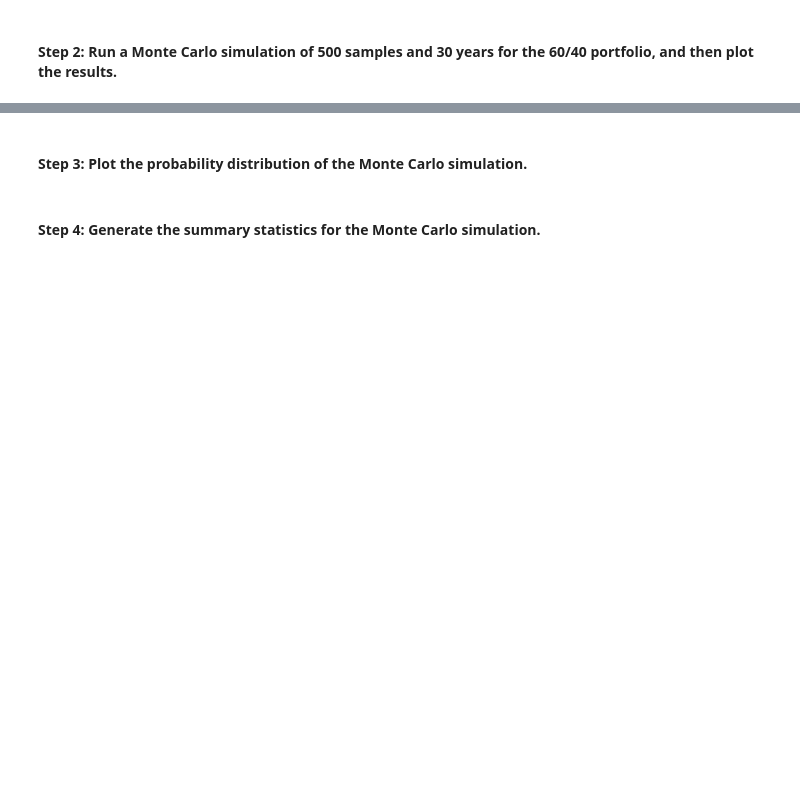
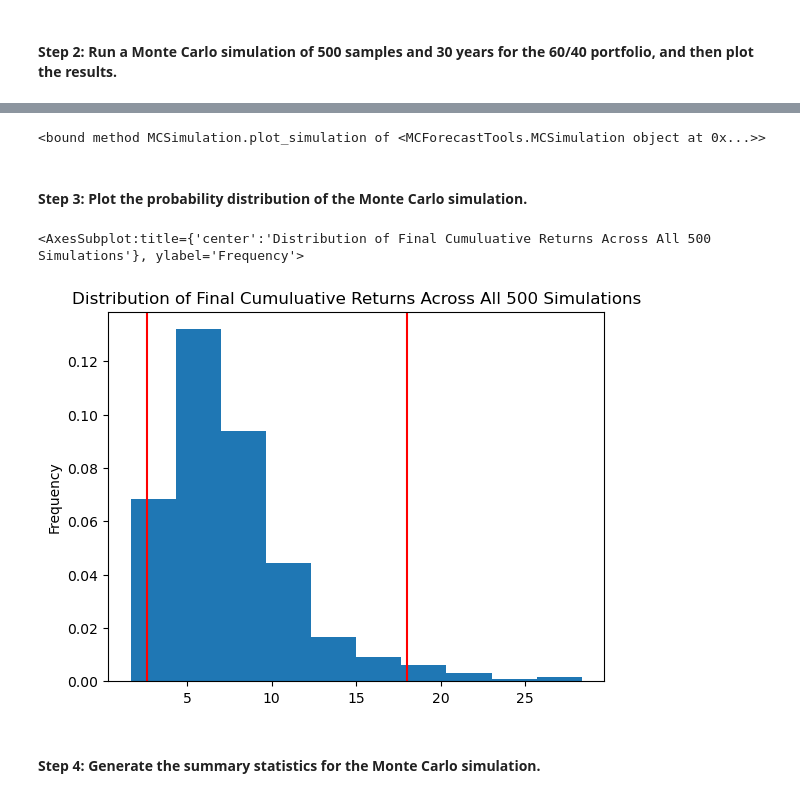
Before and after one commit to BubbaHexinator/Challenge_5, a Jupyter notebook: financial_planning_tools.ipynb, the cells around one changed output, grey strips where cells are left out. Drawn from its saved outputs; the diff is of its cells as text; code cells hidden in the pictures; blank space fills up the shorter version.

```diff
--- a/financial_planning_tools.ipynb
+++ b/financial_planning_tools.ipynb
@@ -479,22 +512,36 @@ In this section, you’ll use the MCForecastTools library to create a Monte Carl
 # %%
 # Set start and end dates of 3 years back from your current date
 # Alternatively, you can use an end date of 2020-08-07 and work 3 years back from that date
-# YOUR CODE HERE
-# YOUR CODE HERE
+start_date = pd.Timestamp("2017-08-07", tz="America/New_York").isoformat()
+end_date = pd.Timestamp("2020-08-07", tz="America/New_York").isoformat()
 # %%
 # Use the Alpaca get_bars function to make the API call to get the 3 years worth of pricing data
 # The tickers and timeframe parameters should have been set in Part 1 of this activity
 # The start and end dates should be updated with the information set above
 # Remember to add the df property to the end of the call so the response is returned as a DataFrame
-# YOUR CODE HERE
+three_year_close_prices = alpaca.get_bars(
+    tickers,
+    timeframe,
+    start=start_date,
+    end=end_date
+).df
+
+three_year_close_prices
 
 # Reorganize the DataFrame
 # Separate ticker data
-# YOUR CODE HERE
+SPY = three_year_close_prices[three_year_close_prices['symbol']=='SPY'].drop('symbol', axis=1)
+AGG = three_year_close_prices[three_year_close_prices['symbol']=='AGG'].drop('symbol', axis=1)
 
 # Concatenate the ticker DataFrames
-# YOUR CODE HERE
+close_prices_three_year_concat = pd.concat([SPY, AGG], axis=1, keys=["SPY", "AGG"])
 
 # Display both the first and last five rows of the DataFrame
-# YOUR CODE HERE
-# YOUR CODE HERE
+close_prices_three_year_concat
+
+
+# Set the tickers for both the bond and stock portion of the portfolio
+display(tickers)
+
+# Set timeframe to 1Day
+timeframe = "1Day"
@@ -501,10 +550,18 @@ In this section, you’ll use the MCForecastTools library to create a Monte Carl
 # %% [markdown]
 #### Step 2: Run a Monte Carlo simulation of 500 samples and 30 years for the 60/40 portfolio, and then plot the results.
 # %%
+from MCForecastTools import MCSimulation
+
 # Configure the Monte Carlo simulation to forecast 30 years cumulative returns
 # The weights should be split 40% to AGG and 60% to SPY.
 # Run 500 samples.
-# YOUR CODE HERE
+# Configure a Monte Carlo simulation to forecast five years cumulative returns
+MC_thirtyyear = MCSimulation(
+    portfolio_data = close_prices_three_year_concat,
+    weights = [.40,.60],
+    num_simulation = 500,
+    num_trading_days = 252*30
+)
 
 # Review the simulation input data
-# YOUR CODE HERE
+?MCSimulation
@@ -514,13 +620,23 @@ In this section, you’ll use the MCForecastTools library to create a Monte Carl
 # %%
 # Visualize the 30-year Monte Carlo simulation by creating an
-# overlay line plot
-# YOUR CODE HERE
+# Plot probability distribution and confidence interval
+
+MC_sim_thirtyyear_line_plot = MC_thirtyyear.plot_simulation
+
+MC_sim_thirtyyear_line_plot
+# %% [output]
+<bound method MCSimulation.plot_simulation of <MCForecastTools.MCSimulation object at 0x...>>
 # %% [markdown]
 #### Step 3: Plot the probability distribution of the Monte Carlo simulation.
 # %%
 # Visualize the probability distribution of the 30-year Monte Carlo simulation
 # by plotting a histogram
-# YOUR CODE HERE
+MC_sim_thirtyyear_dist_plot = MC_thirtyyear.plot_distribution()
+
+MC_sim_thirtyyear_dist_plot
+# %% [output]
+<AxesSubplot:title={'center':'Distribution of Final Cumuluative Returns Across All 500 Simulations'}, ylabel='Frequency'>
+[figure, added]
 # %% [markdown]
 #### Step 4: Generate the summary statistics for the Monte Carlo simulation.
 # %%
```
Also changed, not shown: parts of 41 cells of this notebook.
